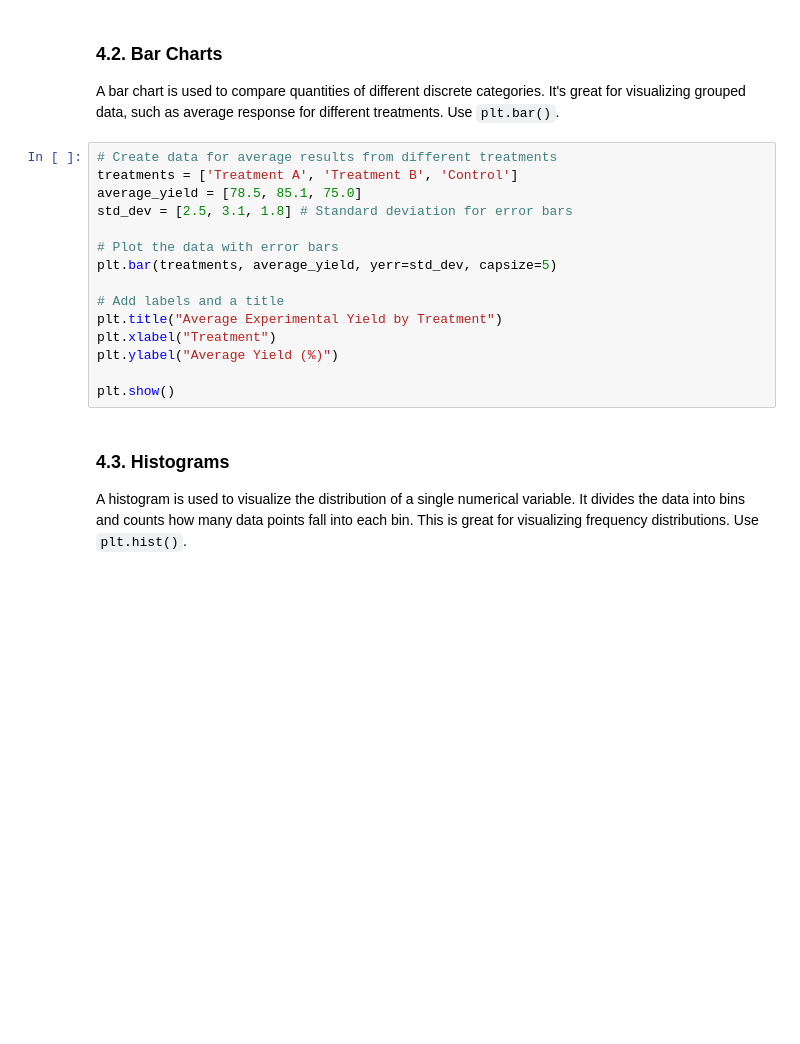
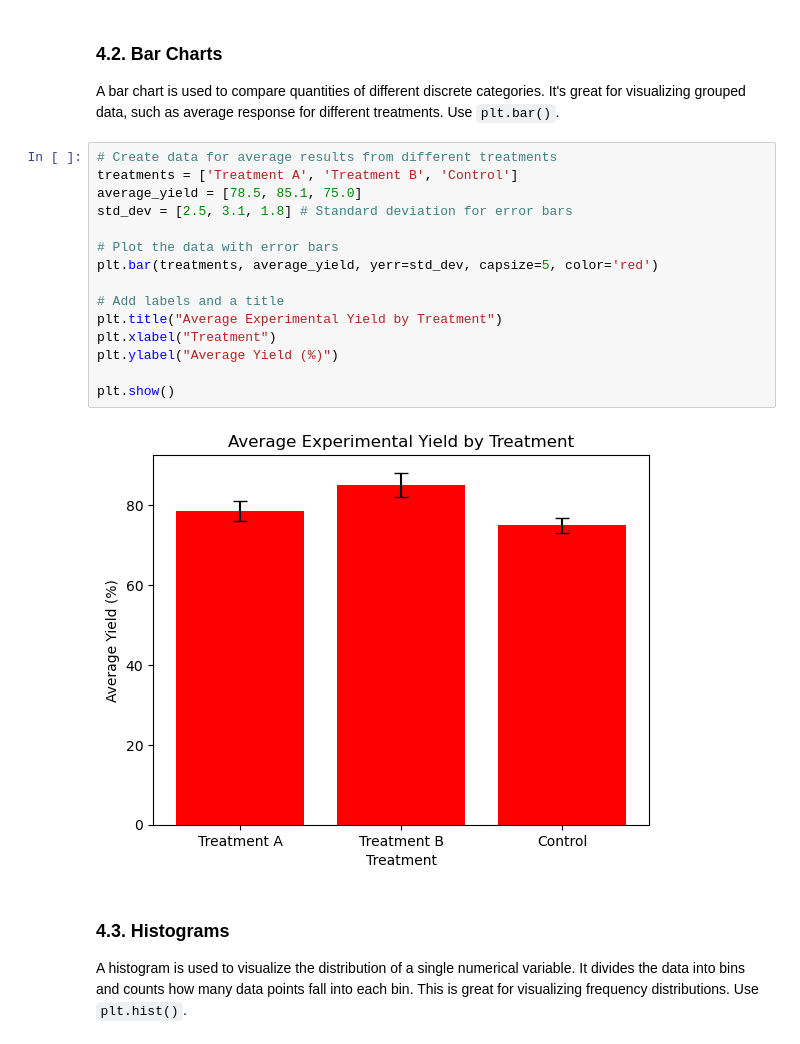
Before and after one commit to xzagvozdina/Python-for-Scientists, a Jupyter notebook: Week 6/6.1.ipynb, the cells around one changed output. Cells and saved outputs as stored; diff of their text form; blank space fills up the shorter version.

```diff
--- a/Week 6/6.1.ipynb
+++ b/Week 6/6.1.ipynb
@@ -98,18 +104,20 @@ A bar chart is used to compare quantities of different discrete categories. It's
 # %%
 # Create data for average results from different treatments
 treatments = ['Treatment A', 'Treatment B', 'Control']
 average_yield = [78.5, 85.1, 75.0]
 std_dev = [2.5, 3.1, 1.8] # Standard deviation for error bars
 
 # Plot the data with error bars
-plt.bar(treatments, average_yield, yerr=std_dev, capsize=5)
+plt.bar(treatments, average_yield, yerr=std_dev, capsize=5, color='red')
 
 # Add labels and a title
 plt.title("Average Experimental Yield by Treatment")
 plt.xlabel("Treatment")
 plt.ylabel("Average Yield (%)")
 
 plt.show()
+# %% [output]
+[figure, added]
 # %% [markdown]
 ### 4.3. Histograms
 A histogram is used to visualize the distribution of a single numerical variable. It divides the data into bins and counts how many data points fall into each bin. This is great for visualizing frequency distributions. Use `plt.hist()`.
```
Also changed, not shown: parts of 6 cells of this notebook.
